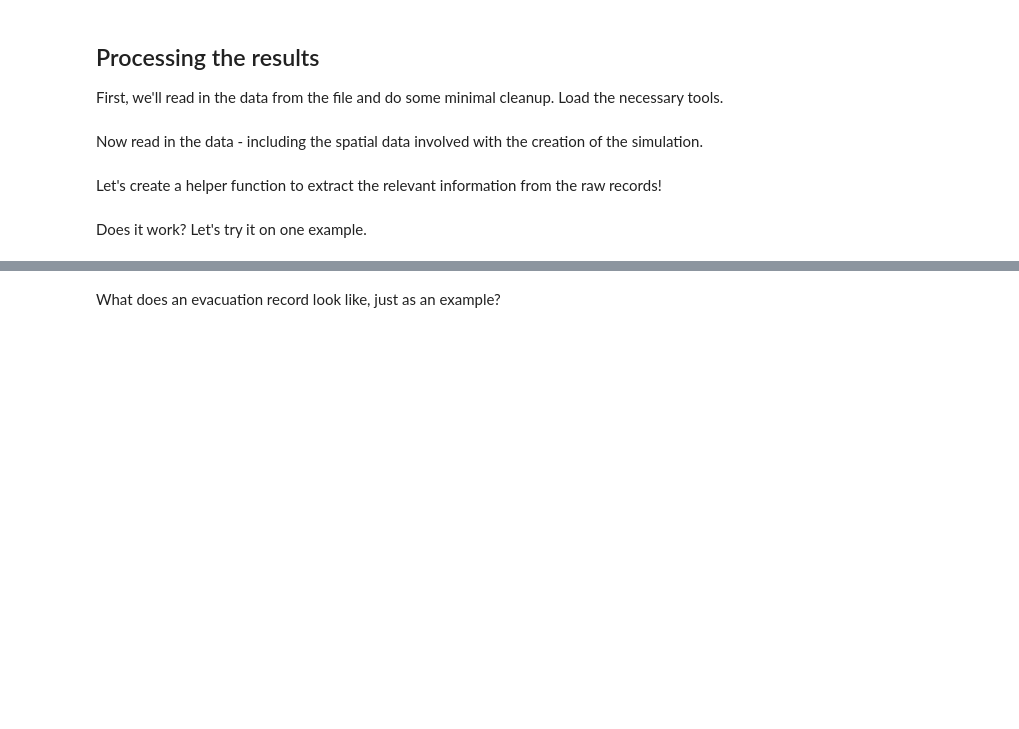
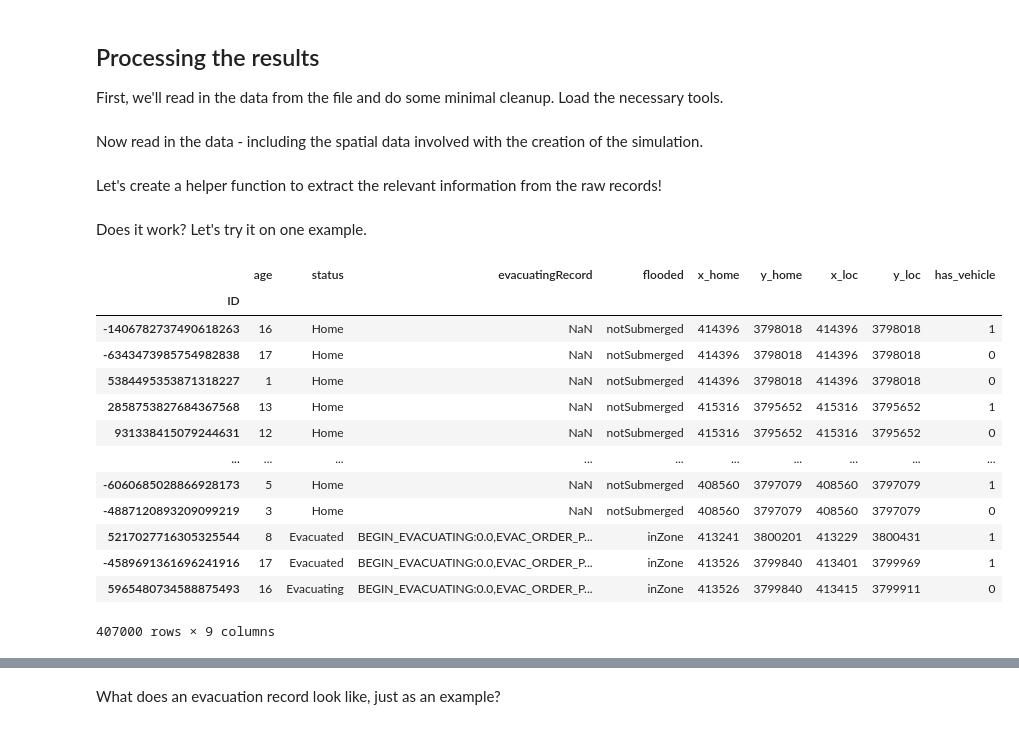
Before and after one commit to swise5/SETOSim, a Jupyter notebook: src/python/TakamatsuTsunami2026.ipynb, the cells around one changed output, grey strips where cells are left out. Saved outputs shown, nothing was run; the diff lists cells and outputs as text; code cells hidden in the pictures; blank space fills up the shorter version.

```diff
--- a/src/python/TakamatsuTsunami2026.ipynb
+++ b/src/python/TakamatsuTsunami2026.ipynb
@@ -92,10 +92,32 @@ def getAllValidEvacs(df, total_sim_time):
 # %% [markdown]
 Does it work? Let's try it on one example.
 # %%
-f = "out_params_default_txt_noVertEvac0.txt" # hard code it to be sure you get a proper example
+f_horiz = "out_params_default_txt_noVertEvac0.txt" # hard code it to be sure you get a proper example
+f_vert  = "out_params_default_txt_vertEvac0.txt"
 #f_roads = "out_params_default_txt_vertEvac0_roaduse_5.txt"
 
-raw_data = pd.DataFrame(pd.read_csv(workingDir + f, sep='\t')) # read in file
+raw_data_horiz = pd.DataFrame(pd.read_csv(workingDir + f_horiz, sep='\t')) # read in file
+raw_data_vert = pd.DataFrame(pd.read_csv(workingDir + f_vert, sep='\t')) # read in file
 #raw_road_data = pd.DataFrame(pd.read_csv(workingDir + f_roads, sep='\t', header=None))
 
+
+
 total_sim_time = 60
+# %%
+raw_data_vert.set_index("ID")
+raw_data_horiz.set_index("ID")
+# %% [output]
+|  | age | status | evacuatingRecord | flooded | x_home | y_home | x_loc | y_loc | has_vehicle |
+| ID |  |  |  |  |  |  |  |  |  |
+| -1406782737490618263 | 16 | Home | NaN | notSubmerged | 414396 | 3798018 | 414396 | 3798018 | 1 |
+| -6343473985754982838 | 17 | Home | NaN | notSubmerged | 414396 | 3798018 | 414396 | 3798018 | 0 |
+| 5384495353871318227 | 1 | Home | NaN | notSubmerged | 414396 | 3798018 | 414396 | 3798018 | 0 |
+| 2858753827684367568 | 13 | Home | NaN | notSubmerged | 415316 | 3795652 | 415316 | 3795652 | 1 |
+| 931338415079244631 | 12 | Home | NaN | notSubmerged | 415316 | 3795652 | 415316 | 3795652 | 0 |
+| ... | ... | ... | ... | ... | ... | ... | ... | ... | ... |
+| -6060685028866928173 | 5 | Home | NaN | notSubmerged | 408560 | 3797079 | 408560 | 3797079 | 1 |
+| -4887120893209099219 | 3 | Home | NaN | notSubmerged | 408560 | 3797079 | 408560 | 3797079 | 0 |
+| 5217027716305325544 | 8 | Evacuated | BEGIN_EVACUATING:0.0,EVAC_ORDER_P... | inZone | 413241 | 3800201 | 413229 | 3800431 | 1 |
+| -4589691361696241916 | 17 | Evacuated | BEGIN_EVACUATING:0.0,EVAC_ORDER_P... | inZone | 413526 | 3799840 | 413401 | 3799969 | 1 |
+| 5965480734588875493 | 16 | Evacuating | BEGIN_EVACUATING:0.0,EVAC_ORDER_P... | inZone | 413526 | 3799840 | 413415 | 3799911 | 0 |
+407000 rows × 9 columns
```
Also changed, not shown: parts of 23 cells of this notebook, 1 other file.
